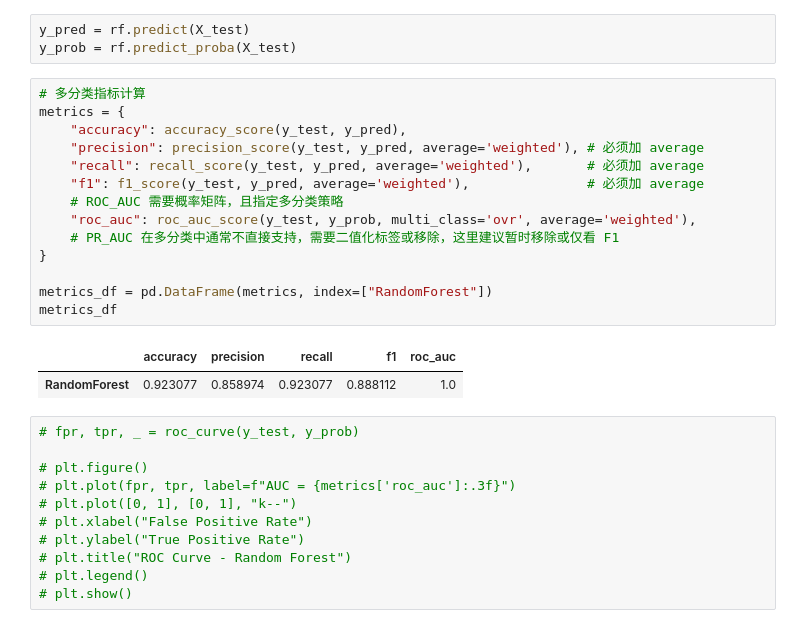
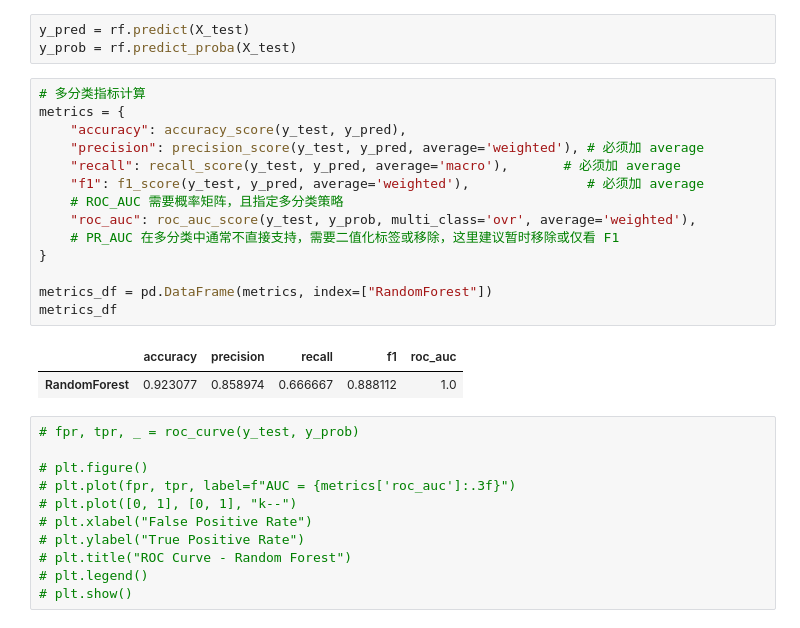
Before and after one commit to enoch321/PLT_Prediction, a Jupyter notebook: notebooks/RF_2.ipynb, the cells around one changed output. Drawn from its saved outputs; the diff is of its cells as text.

```diff
--- a/notebooks/RF_2.ipynb
+++ b/notebooks/RF_2.ipynb
@@ -152,20 +152,20 @@ y_prob = rf.predict_proba(X_test)
 # %%
 # 多分类指标计算
 metrics = {
     "accuracy": accuracy_score(y_test, y_pred),
     "precision": precision_score(y_test, y_pred, average='weighted'), # 必须加 average
-    "recall": recall_score(y_test, y_pred, average='weighted'),       # 必须加 average
+    "recall": recall_score(y_test, y_pred, average='macro'),       # 必须加 average
     "f1": f1_score(y_test, y_pred, average='weighted'),               # 必须加 average
     # ROC_AUC 需要概率矩阵，且指定多分类策略
     "roc_auc": roc_auc_score(y_test, y_prob, multi_class='ovr', average='weighted'),
     # PR_AUC 在多分类中通常不直接支持，需要二值化标签或移除，这里建议暂时移除或仅看 F1
 }
 
 metrics_df = pd.DataFrame(metrics, index=["RandomForest"])
 metrics_df
 # %% [output]
 |  | accuracy | precision | recall | f1 | roc_auc |
-| RandomForest | 0.923077 | 0.858974 | 0.923077 | 0.888112 | 1.0 |
+| RandomForest | 0.923077 | 0.858974 | 0.666667 | 0.888112 | 1.0 |
 # %%
 # fpr, tpr, _ = roc_curve(y_test, y_prob)
 
```
Also changed, not shown: 13 other files.
